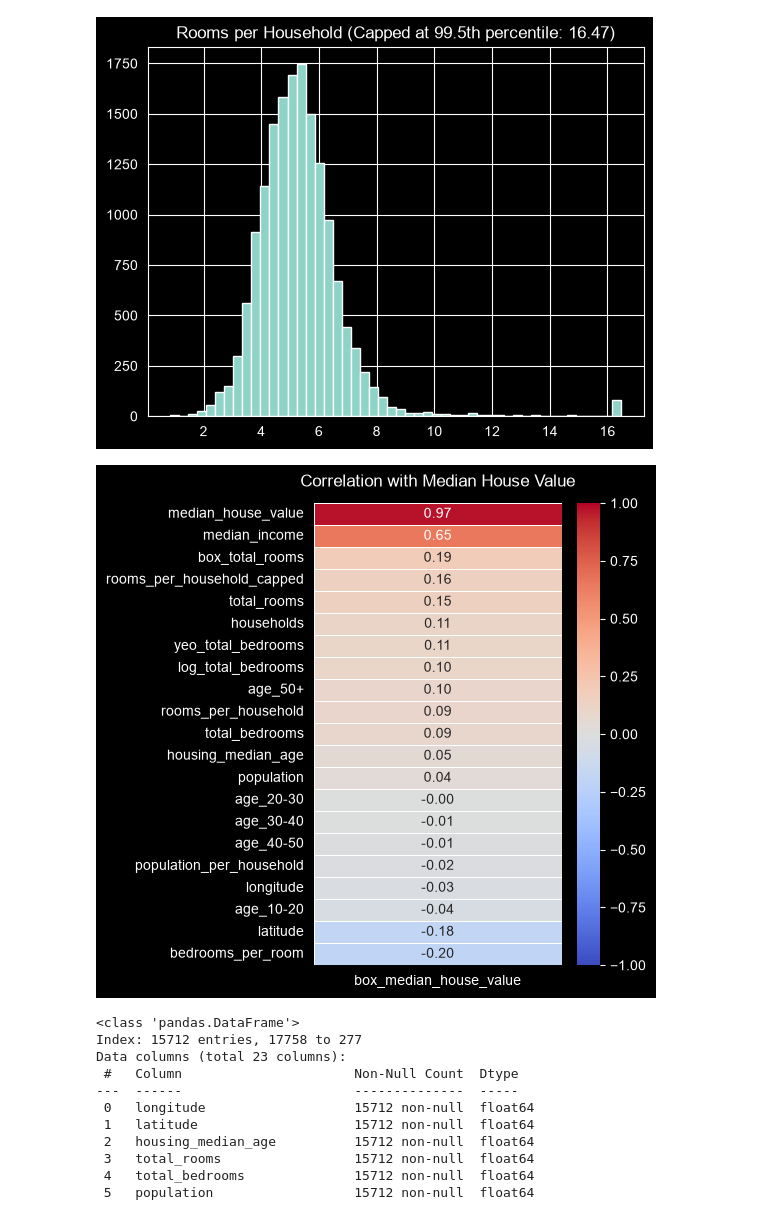
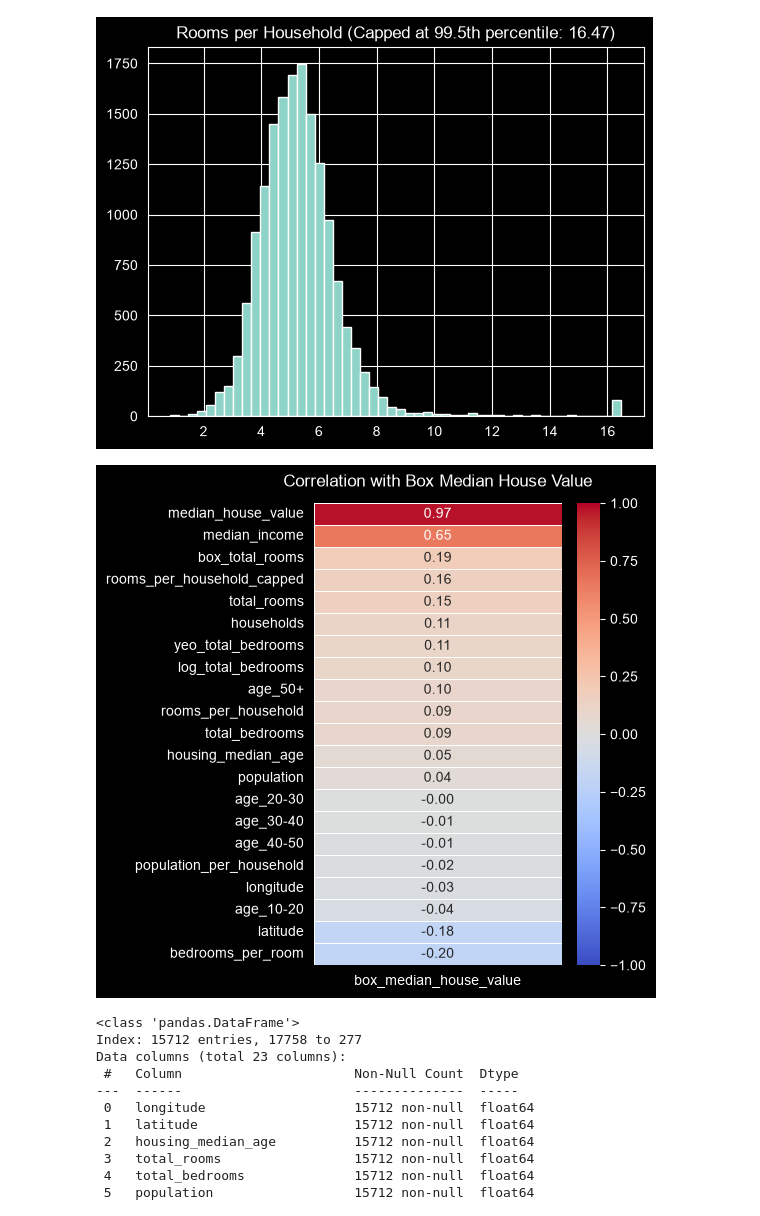
Before and after one commit to Nezzusa/HousingPredictionML, a Jupyter notebook: data Analysis.ipynb, the cells around one changed output. Drawn from its saved outputs; the diff is of its cells as text; code cells hidden in the pictures.

```diff
--- a/data Analysis.ipynb
+++ b/data Analysis.ipynb
@@ -295,24 +295,24 @@ plt.show()
 # %%
 target_corr = train_set.corr(numeric_only=True)[['box_median_house_value']].drop('box_median_house_value')
 target_corr = target_corr.sort_values(by='box_median_house_value', ascending=False)
 
 # 2. Plot single-column heatmap
 plt.figure(figsize=(4, 6))
 sns.heatmap(
     target_corr,
     annot=True,
     fmt=".2f",
     cmap="coolwarm",
     vmin=-1,
     vmax=1,
     center=0,
     cbar=True,
     linewidths=0.5
 )
-plt.title("Correlation with Median House Value", pad=12)
+plt.title("Correlation with Box Median House Value", pad=12)
 plt.show()
 # %% [output]
-[figure, old version]
+[figure, new version]
 # %%
 train_set.info()
 # %% [output]
```
Also changed, not shown: parts of 21 cells of this notebook, 4 other files.
